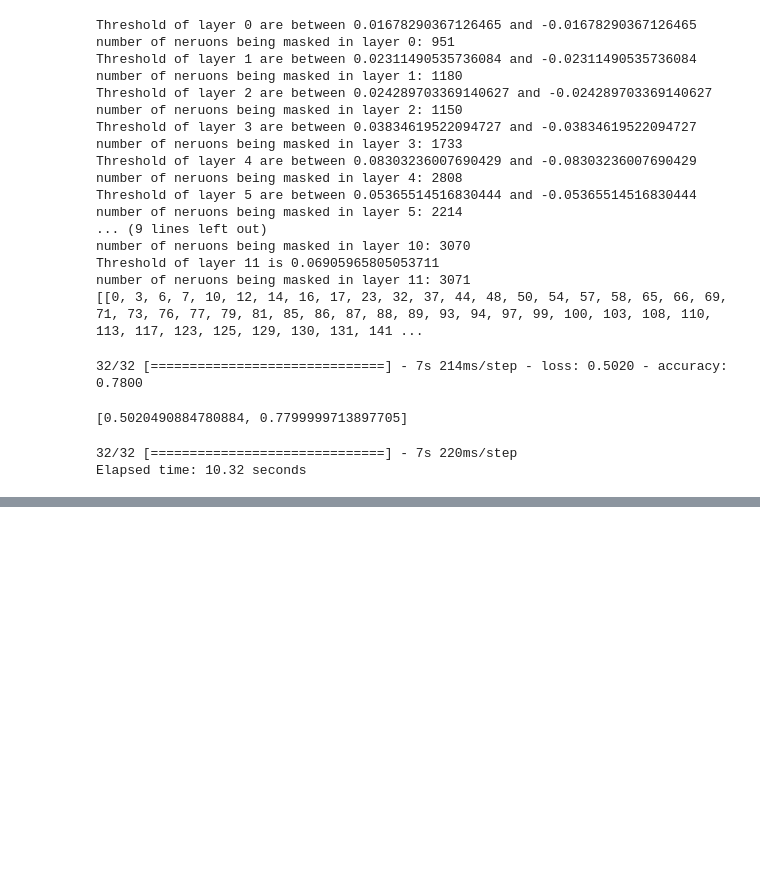
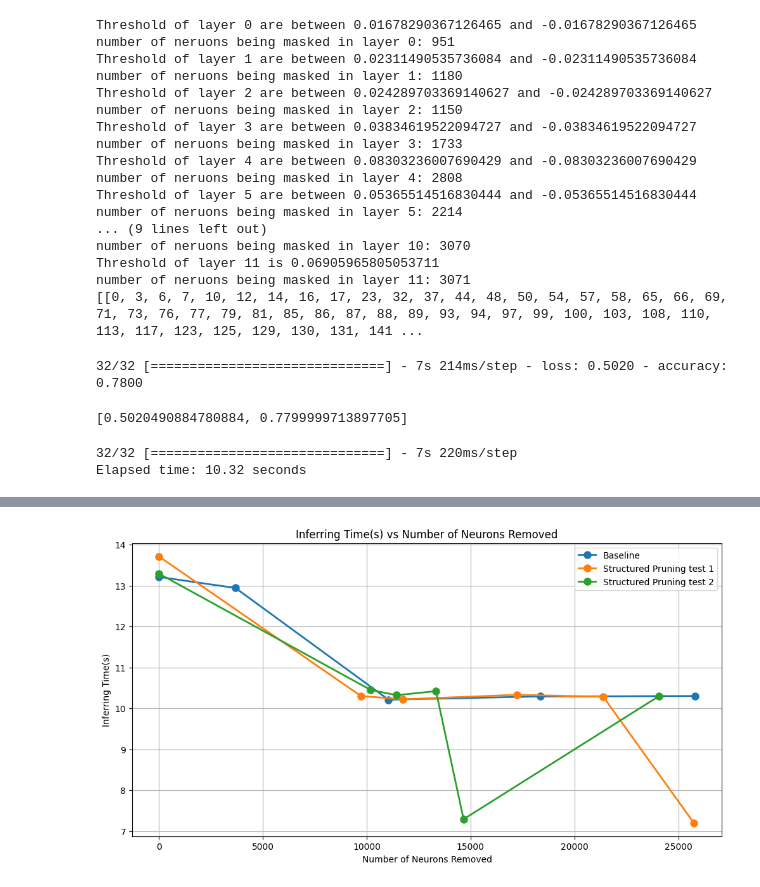
Before and after one commit to RyanChen12035/w266_final_Anatomy-and-Structured-Prunning, a Jupyter notebook: BERT_pruning_strategy.ipynb, the cells around one changed output, grey strips where cells are left out. Saved outputs shown, nothing was run; the diff lists cells and outputs as text; code cells hidden in the pictures; blank space fills up the shorter version.

```diff
--- a/w266_final_model1_prunning_strategy.ipynb
+++ b/BERT_pruning_strategy.ipynb
@@ -939,0 +970,27 @@ Total number of neurons = 24,079
+# %%
+import matplotlib.pyplot as plt
+import pandas as pd
+
+data = {
+    "Removed Neuron Numbers": [0, 3684, 11052, 18372, 25800, 0, 9725, 11744, 17247, 21394, 25748, 0, 10188, 11442, 13337, 14664, 24079],
+    "Inferring Time(s)": [13.21, 12.94, 10.21, 10.29, 10.3, 13.71, 10.3, 10.22, 10.33, 10.28, 7.2, 13.29, 10.45, 10.32, 10.42, 7.29, 10.3],
+    "Method": ["Baseline"]*5 + ["Structured Pruning test 1"]*6 + ["Structured Pruning test 2"]*6
+}
+
+# Creating DataFrame
+df = pd.DataFrame(data)
+
+# Plotting
+plt.figure(figsize=(12, 6))
+for method in df["Method"].unique():
+    subset = df[df["Method"] == method]
+    plt.plot(subset["Removed Neuron Numbers"], subset["Inferring Time(s)"], marker='o', markersize=8, label=method, linewidth=2)
+
+plt.title("Inferring Time(s) vs Number of Neurons Removed")
+plt.xlabel("Number of Neurons Removed")
+plt.ylabel("Inferring Time(s)")
+plt.legend()
+plt.grid(True)
+plt.show()
+# %% [output]
+[figure, added]
```
Also changed, not shown: parts of 3 cells of this notebook, 8 other files.
